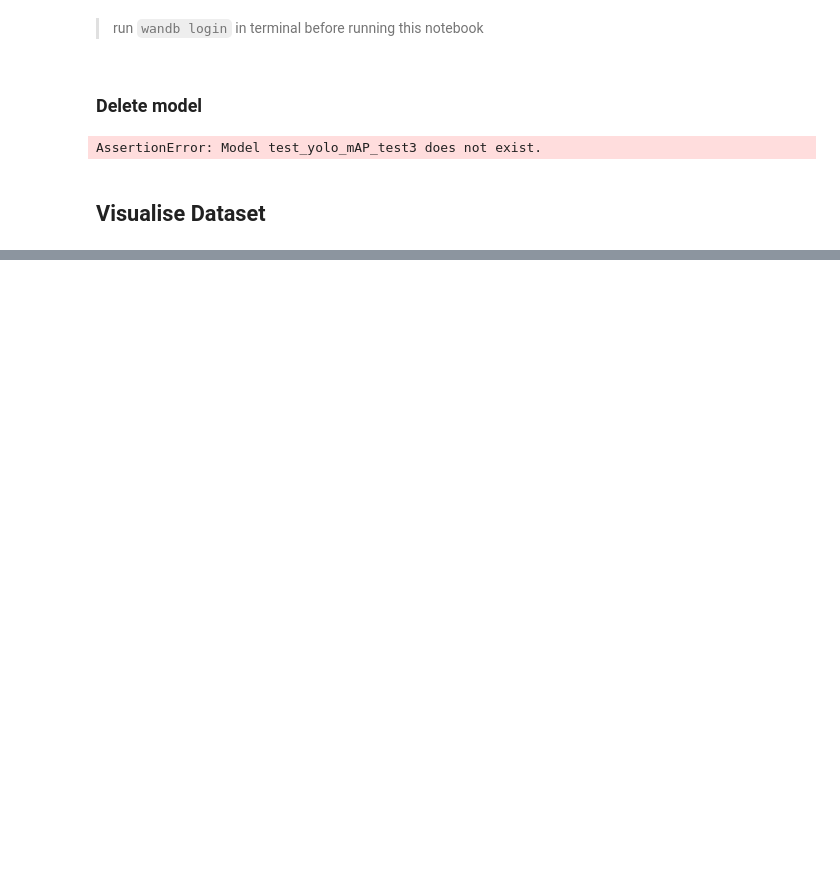
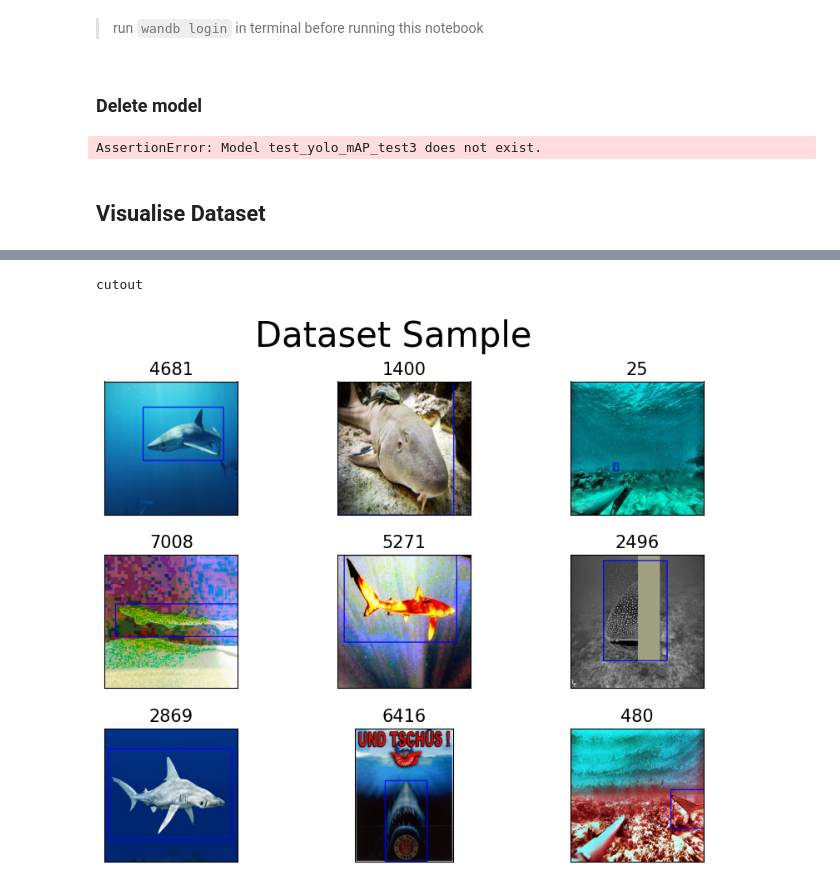
Before and after one commit to filippovarini/SharkTrack-Dev, a Jupyter notebook: model_development/experiment_utils.ipynb, the cells around one changed output, grey strips where cells are left out. Drawn from its saved outputs; the diff is of its cells as text; code cells hidden in the pictures; blank space fills up the shorter version.

```diff
--- a/model_development/experiment_utils.ipynb
+++ b/model_development/experiment_utils.ipynb
@@ -77,0 +68,5 @@ plt.show()
+# %%
+dataset.get_info()
+# %% [output]
+cutout
+[figure, added]
```
Also changed, not shown: parts of 5 cells of this notebook, 3 other files.
